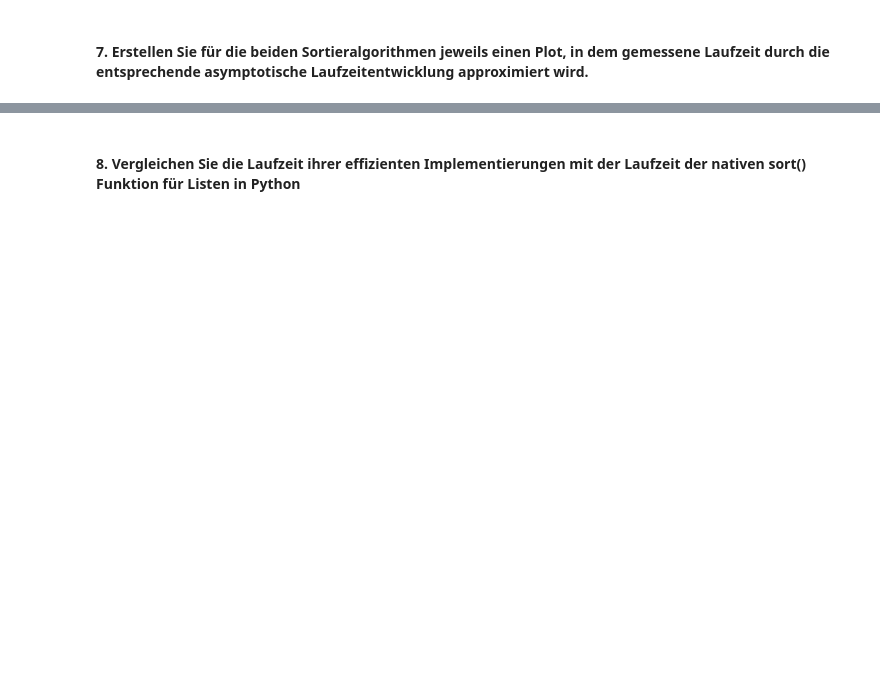
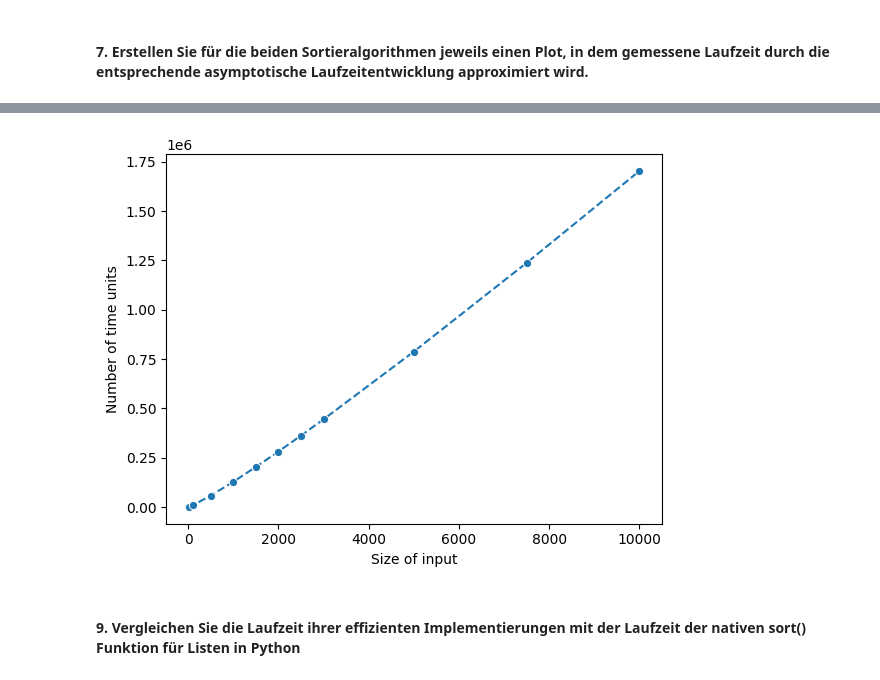
Before and after one commit to Mowodis/-bungsblatt-8, a Jupyter notebook: sorting.ipynb, the cells around one changed output, grey strips where cells are left out. Cells and saved outputs as stored; diff of their text form; code cells hidden in the pictures; blank space fills up the shorter version.

```diff
--- a/sorting.ipynb
+++ b/sorting.ipynb
@@ -72,4 +109,21 @@ for size in arrar_sizes:
+# %%
+import math
+
+# Plot for quicksort
+# approximated by: 18.5 * n * log(n)
+# how this constant came to be (more or less preciecely) in README.md -> Task 7
+def approximation(n):
+    return 18.5*n*math.log(n)
+
+x = array_sizes
+y = map(approximation, x)
+sns.lineplot(x = x, y = y, linestyle="dashed", marker="o")
+plt.xlabel("Size of input")
+plt.ylabel("Number of time units")
+plt.show()
+# %% [output]
+[figure, added]
 # %% [markdown]
-#### 8. Vergleichen Sie die Laufzeit ihrer effizienten Implementierungen mit der Laufzeit der nativen sort() Funktion für Listen in Python
+#### 9. Vergleichen Sie die Laufzeit ihrer effizienten Implementierungen mit der Laufzeit der nativen sort() Funktion für Listen in Python
 # %%
 # Hier kommt eure Laufzeitanalyse!
```
Also changed, not shown: parts of 9 cells of this notebook, 1 other file.
